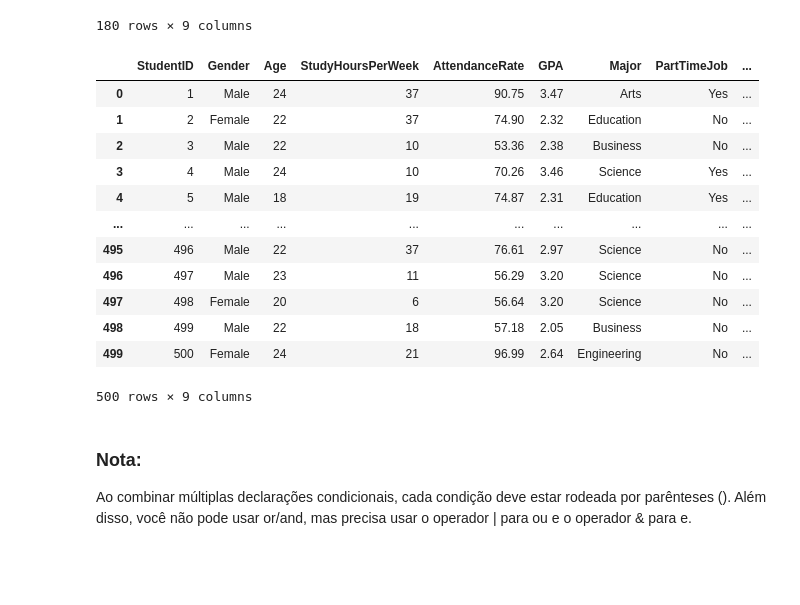
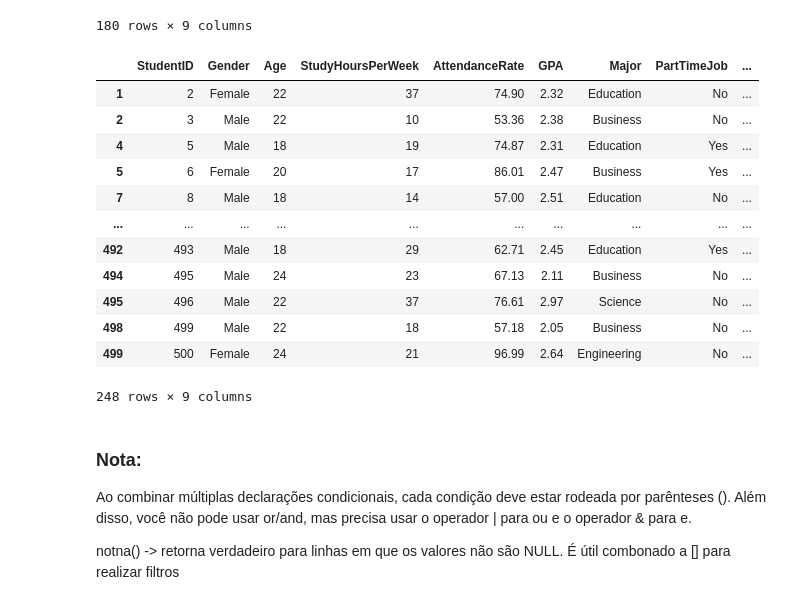
Before and after one commit to HenryJoseHenriques/Professional-Python-Learning, a Jupyter notebook: Pandas/learning/002_How_do_I_select_a_subset_of_a_DataFrame/file.ipynb, the cells around one changed output. Drawn from its saved outputs; the diff is of its cells as text; code cells hidden in the pictures; blank space fills up the shorter version.

```diff
--- a/Pandas/learning/002_How_do_I_select_a_subset_of_a_DataFrame/file.ipynb
+++ b/Pandas/learning/002_How_do_I_select_a_subset_of_a_DataFrame/file.ipynb
@@ -148,23 +148,26 @@ Major
 | 497 | 498 | Female | 20 | 6 | 56.64 | 3.20 | Science | No | ... |
 180 rows × 9 columns
 # %%
-GPA_2_3 = studant[(studant["GPA"] > 2) | (studant["GPA"] <= 3)]
+GPA_2_3 = studant[(studant["GPA"] > 2) & (studant["GPA"] <= 3)]
 
 GPA_2_3
 # %% [output]
 |  | StudentID | Gender | Age | StudyHoursPerWeek | AttendanceRate | GPA | Major | PartTimeJob | ... |
-| 0 | 1 | Male | 24 | 37 | 90.75 | 3.47 | Arts | Yes | ... |
 | 1 | 2 | Female | 22 | 37 | 74.90 | 2.32 | Education | No | ... |
 | 2 | 3 | Male | 22 | 10 | 53.36 | 2.38 | Business | No | ... |
-| 3 | 4 | Male | 24 | 10 | 70.26 | 3.46 | Science | Yes | ... |
 | 4 | 5 | Male | 18 | 19 | 74.87 | 2.31 | Education | Yes | ... |
+| 5 | 6 | Female | 20 | 17 | 86.01 | 2.47 | Business | Yes | ... |
+| 7 | 8 | Male | 18 | 14 | 57.00 | 2.51 | Education | No | ... |
 | ... | ... | ... | ... | ... | ... | ... | ... | ... | ... |
+| 492 | 493 | Male | 18 | 29 | 62.71 | 2.45 | Education | Yes | ... |
+| 494 | 495 | Male | 24 | 23 | 67.13 | 2.11 | Business | No | ... |
 | 495 | 496 | Male | 22 | 37 | 76.61 | 2.97 | Science | No | ... |
-| 496 | 497 | Male | 23 | 11 | 56.29 | 3.20 | Science | No | ... |
-| 497 | 498 | Female | 20 | 6 | 56.64 | 3.20 | Science | No | ... |
 | 498 | 499 | Male | 22 | 18 | 57.18 | 2.05 | Business | No | ... |
 | 499 | 500 | Female | 24 | 21 | 96.99 | 2.64 | Engineering | No | ... |
-500 rows × 9 columns
+248 rows × 9 columns
 # %% [markdown]
 ### Nota:
 Ao combinar múltiplas declarações condicionais, cada condição deve estar rodeada por parênteses (). Além disso, você não pode usar or/and, mas precisa usar o operador | para ou e o operador & para e.
+
+
+notna() -> retorna verdadeiro para linhas em que os valores não são NULL. É útil combonado a [] para realizar filtros
```
Also changed, not shown: parts of 9 cells of this notebook, 5 other files.
